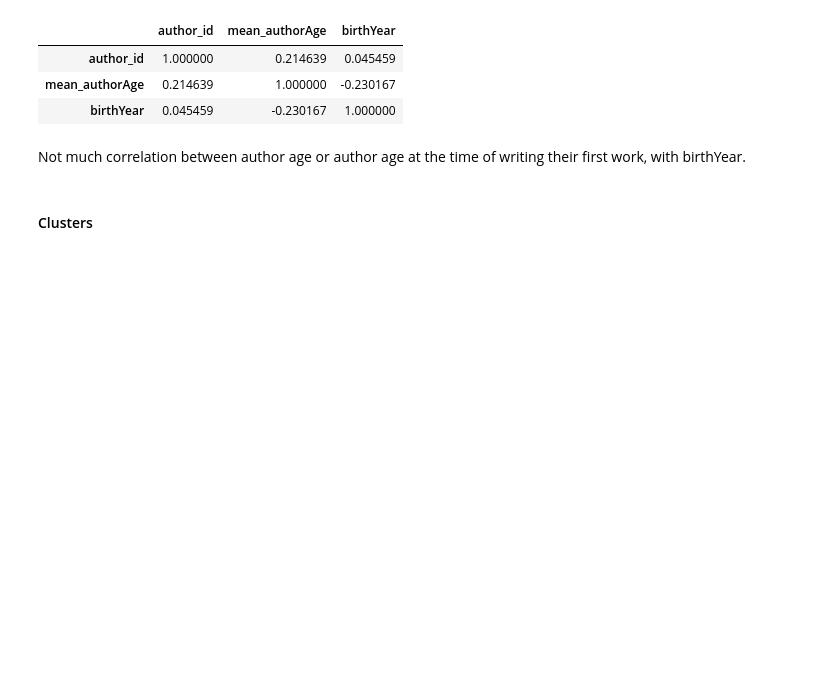
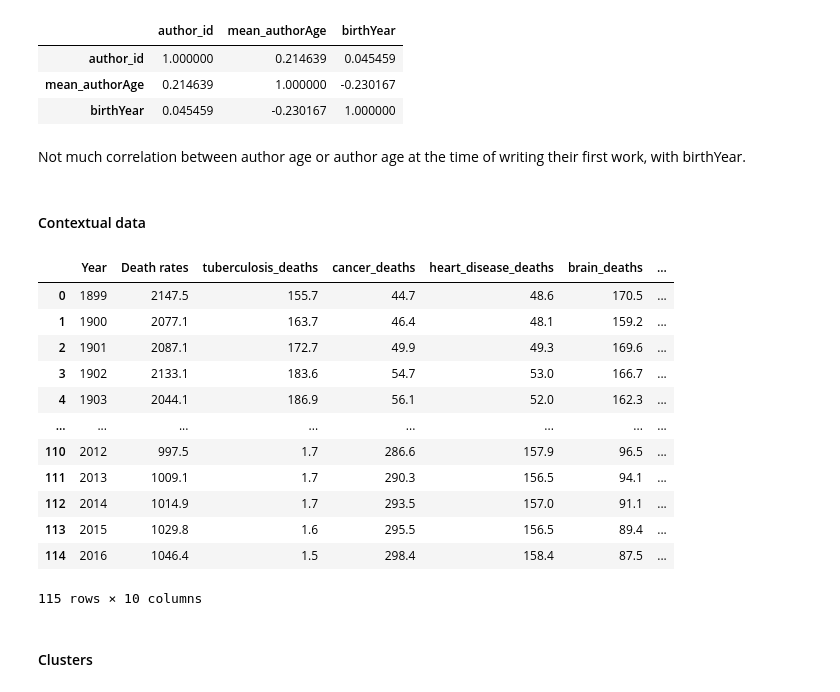
Before and after one commit to j-chowder/japanese_literature, a Jupyter notebook: eda.ipynb, the cells around one changed output. Cells and saved outputs as stored; diff of their text form; code cells hidden in the pictures; blank space fills up the shorter version.

```diff
--- a/eda.ipynb
+++ b/eda.ipynb
@@ -861,6 +861,26 @@ authorAge_v_birthYear.corr()
 | birthYear | 0.045459 | -0.230167 | 1.000000 |
 # %% [markdown]
 Not much correlation between author age or author age at the time of writing their first work, with birthYear.
+# %% [markdown]
+#### Contextual data
+# %%
+death = pd.read_excel('./data/death_causes.xlsx')
+
+death
+# %% [output]
+|  | Year | Death rates | tuberculosis_deaths | cancer_deaths | heart_disease_deaths | brain_deaths | ... |
+| 0 | 1899 | 2147.5 | 155.7 | 44.7 | 48.6 | 170.5 | ... |
+| 1 | 1900 | 2077.1 | 163.7 | 46.4 | 48.1 | 159.2 | ... |
+| 2 | 1901 | 2087.1 | 172.7 | 49.9 | 49.3 | 169.6 | ... |
+| 3 | 1902 | 2133.1 | 183.6 | 54.7 | 53.0 | 166.7 | ... |
+| 4 | 1903 | 2044.1 | 186.9 | 56.1 | 52.0 | 162.3 | ... |
+| ... | ... | ... | ... | ... | ... | ... | ... |
+| 110 | 2012 | 997.5 | 1.7 | 286.6 | 157.9 | 96.5 | ... |
+| 111 | 2013 | 1009.1 | 1.7 | 290.3 | 156.5 | 94.1 | ... |
+| 112 | 2014 | 1014.9 | 1.7 | 293.5 | 157.0 | 91.1 | ... |
+| 113 | 2015 | 1029.8 | 1.6 | 295.5 | 156.5 | 89.4 | ... |
+| 114 | 2016 | 1046.4 | 1.5 | 298.4 | 158.4 | 87.5 | ... |
+115 rows × 10 columns
 # %% [markdown]
 #### Clusters
 # %%
```
Also changed, not shown: 5 other files.
